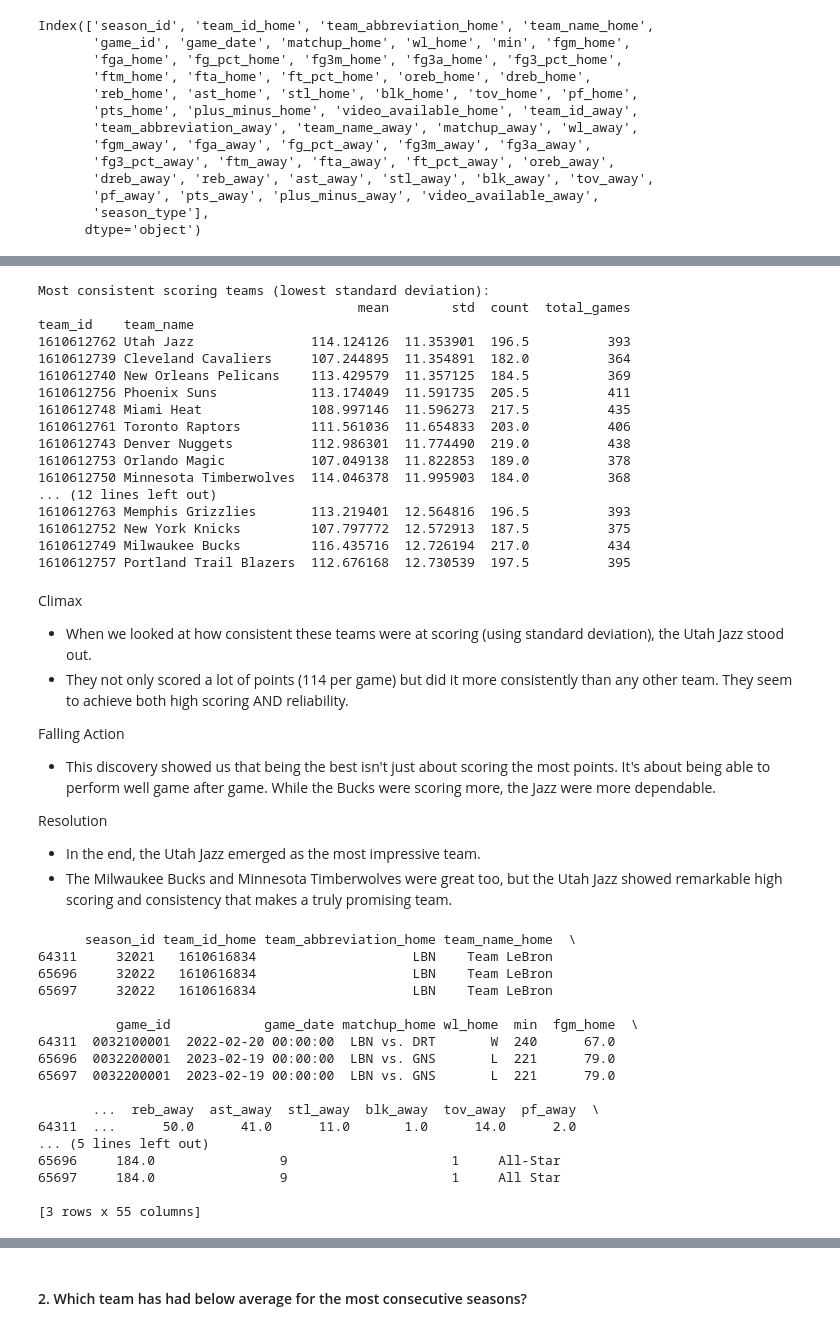
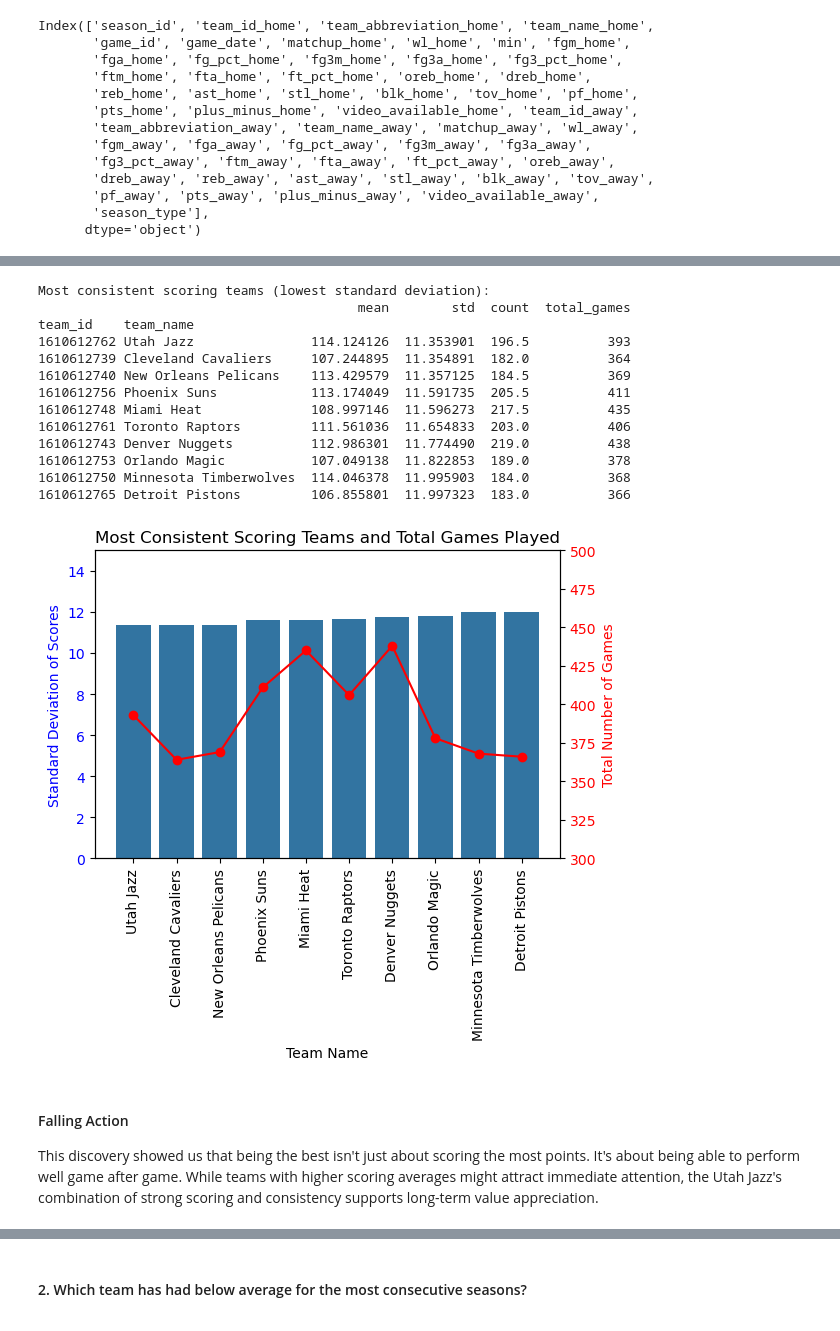
Before and after one commit to thezachdrake/UMD-INST627-Fall2024, a Jupyter notebook: notebooks/kim_revised.ipynb, the cells around one changed output, grey strips where cells are left out. Drawn from its saved outputs; the diff is of its cells as text; code cells hidden in the pictures.

```diff
--- a/notebooks/kim_revised.ipynb
+++ b/notebooks/kim_revised.ipynb
@@ -317,7 +319,7 @@ Rising Action
 # %%
 # teams with consistent scoring
 print("Most consistent scoring teams (lowest standard deviation):")
-print(score_stats_all.sort_values(by='std').head(25))
+print(score_stats_all.sort_values(by='std').head(10))
 # %% [output]
 Most consistent scoring teams (lowest standard deviation):
                                          mean        std  count  total_games
@@ -331,40 +333,33 @@ team_id    team_name
 1610612743 Denver Nuggets          112.986301  11.774490  219.0          438
 1610612753 Orlando Magic           107.049138  11.822853  189.0          378
 1610612750 Minnesota Timberwolves  114.046378  11.995903  184.0          368
-... (12 lines left out)
-1610612763 Memphis Grizzlies       113.219401  12.564816  196.5          393
-1610612752 New York Knicks         107.797772  12.572913  187.5          375
-1610612749 Milwaukee Bucks         116.435716  12.726194  217.0          434
-1610612757 Portland Trail Blazers  112.676168  12.730539  197.5          395
+1610612765 Detroit Pistons         106.855801  11.997323  183.0          366
+# %%
+# visualization for Climax - Top 10 teams consistency
+top10_teams_consistent = score_stats_all.reset_index().sort_values(by='std', ascending=True).head(10)
+
+fig, ax1 = plt.subplots(figsize=(6,4))
+
+# Bar plot for standard deviation (left y-axis)
+sns.barplot(data=top10_teams_consistent, x='team_name', y='std', ax=ax1)
+ax1.set_ylabel('Standard Deviation of Scores', color='blue')
+ax1.set_xlabel('Team Name')
+ax1.tick_params(axis='y', labelcolor='blue')
+ax1.set_ylim(0, 15)
+ax1.set_title('Most Consistent Scoring Teams and Total Games Played')
+ax1.set_xticklabels(top10_teams_consistent['team_name'], rotation=90)
+
+# Secondary axis (right y-axis) for total number of games
+ax2 = ax1.twinx()
+ax2.plot(top10_teams_consistent['team_name'], top10_teams_consistent['total_games'], color='red', marker='o', linestyle='-')
+ax2.set_ylabel('Total Number of Games', color='red')
+ax2.tick_params(axis='y', labelcolor='red')
+ax2.set_ylim(300, 500)
+
+plt.show()
+# %% [output]
+[figure, added]
 # %% [markdown]
-Climax
-- When we looked at how consistent these teams were at scoring (using standard deviation), the Utah Jazz stood out.
-- They not only scored a lot of points (114 per game) but did it more consistently than any other team. They seem to achieve both high scoring AND reliability.
+#### Falling Action
 
-Falling Action
-- This discovery showed us that being the best isn't just about scoring the most points. It's about being able to perform well game after game. While the Bucks were scoring more, the Jazz were more dependable.
-
-Resolution
-- In the end, the Utah Jazz emerged as the most impressive team.
-- The Milwaukee Bucks and Minnesota Timberwolves were great too, but the Utah Jazz showed remarkable high scoring and consistency that makes a truly promising team.
+This discovery showed us that being the best isn't just about scoring the most points. It's about being able to perform well game after game. While teams with higher scoring averages might attract immediate attention, the Utah Jazz's combination of strong scoring and consistency supports long-term value appreciation.
-# %%
-score_LeBron = games[games['team_name_home']=='Team LeBron']
-print(score_LeBron.head(10))
-# %% [output]
-      season_id team_id_home team_abbreviation_home team_name_home  \
-64311     32021   1610616834                    LBN    Team LeBron
-65696     32022   1610616834                    LBN    Team LeBron
-65697     32022   1610616834                    LBN    Team LeBron
-
-          game_id            game_date matchup_home wl_home  min  fgm_home  \
-64311  0032100001  2022-02-20 00:00:00  LBN vs. DRT       W  240      67.0
-65696  0032200001  2023-02-19 00:00:00  LBN vs. GNS       L  221      79.0
-65697  0032200001  2023-02-19 00:00:00  LBN vs. GNS       L  221      79.0
-
-       ...  reb_away  ast_away  stl_away  blk_away  tov_away  pf_away  \
-64311  ...      50.0      41.0      11.0       1.0      14.0      2.0
-... (5 lines left out)
-65696     184.0                9                     1     All-Star
-65697     184.0                9                     1     All Star
-
-[3 rows x 55 columns]
```
Also changed, not shown: parts of 54 cells of this notebook, 2 other files.
